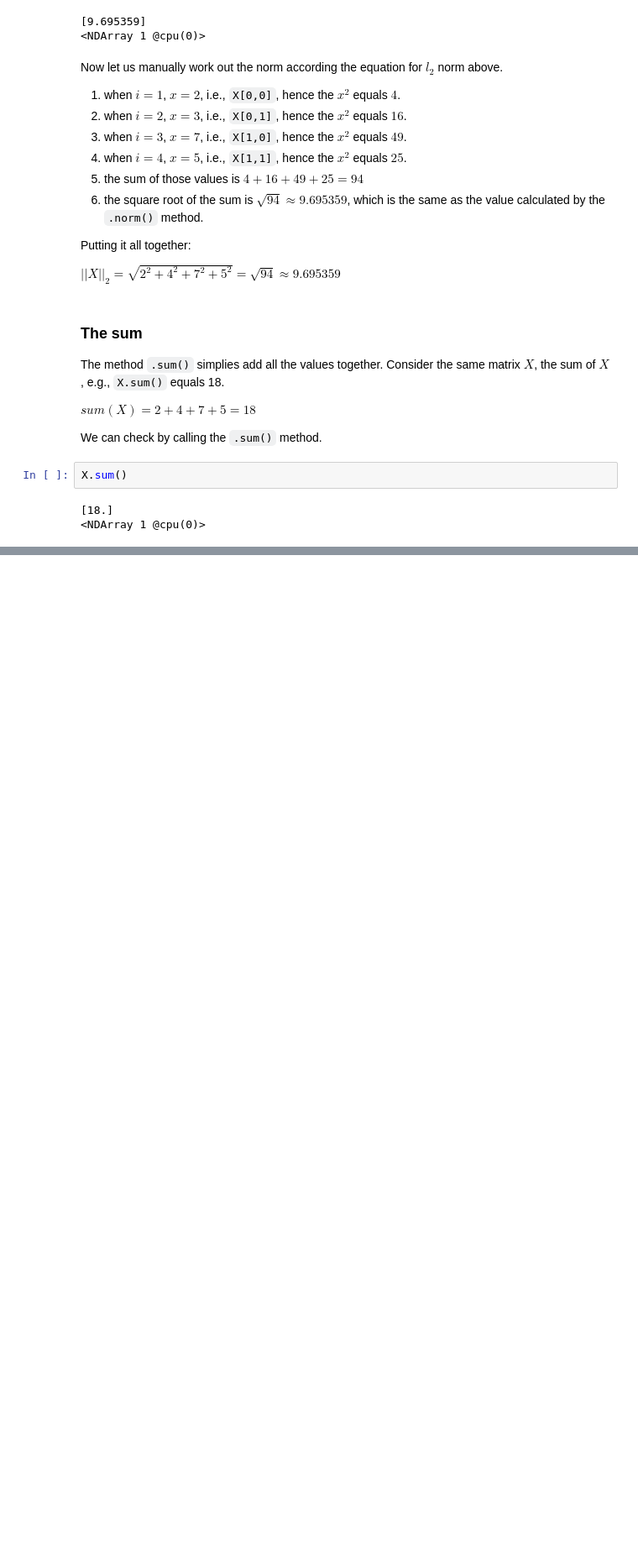
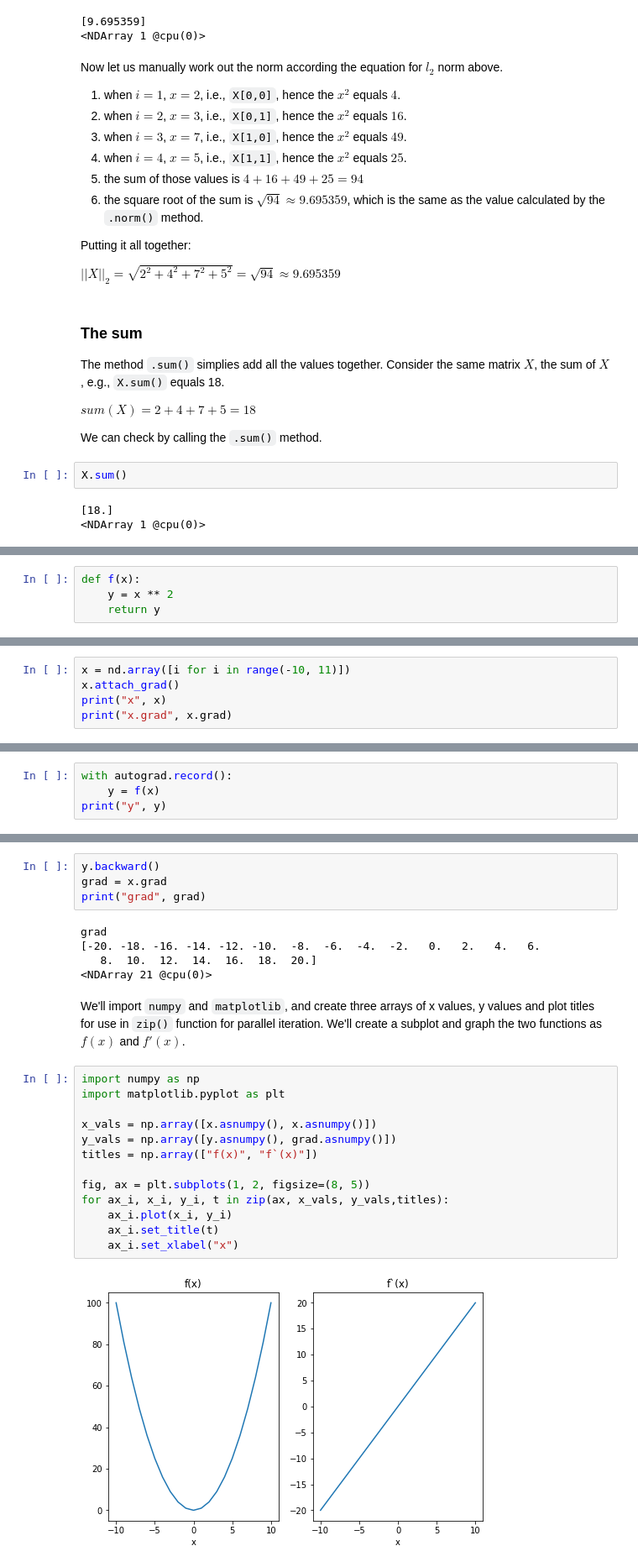
Before and after one commit to bacdam91/mxnet-tutorial, a Jupyter notebook: Automatic_differentiation_with_autograd.ipynb, the cells around one changed output, grey strips where cells are left out. Shown at 84% size. Drawn from its saved outputs; the diff is of its cells as text; blank space fills up the shorter version.

Commit message:
Added a autograd and matplotlib tutorial

````diff
--- a/Automatic_differentiation_with_autograd.ipynb
+++ b/Automatic_differentiation_with_autograd.ipynb
@@ -225,0 +242,4 @@ X.sum()
+# %%
+def f(x):
+    y = x ** 2
+    return y
@@ -225,0 +248,5 @@ X.sum()
+# %%
+x = nd.array([i for i in range(-10, 11)])
+x.attach_grad()
+print("x", x)
+print("x.grad", x.grad)
@@ -225,0 +263,4 @@ X.sum()
+# %%
+with autograd.record():
+    y = f(x)
+print("y", y)
@@ -225,0 +276,26 @@ X.sum()
+# %%
+y.backward()
+grad = x.grad
+print("grad", grad)
+# %% [output]
+grad
+[-20. -18. -16. -14. -12. -10.  -8.  -6.  -4.  -2.   0.   2.   4.   6.
+   8.  10.  12.  14.  16.  18.  20.]
+<NDArray 21 @cpu(0)>
+# %% [markdown]
+We'll import ```numpy``` and ```matplotlib```, and create three arrays of x values, y values and plot titles for use in ```zip()``` function for parallel iteration. We'll create a subplot and graph the two functions as $f(x)$ and $f'(x)$.
+# %%
+import numpy as np
+import matplotlib.pyplot as plt
+
+x_vals = np.array([x.asnumpy(), x.asnumpy()])
+y_vals = np.array([y.asnumpy(), grad.asnumpy()])
+titles = np.array(["f(x)", "f`(x)"])
+
+fig, ax = plt.subplots(1, 2, figsize=(8, 5))
+for ax_i, x_i, y_i, t in zip(ax, x_vals, y_vals,titles):
+    ax_i.plot(x_i, y_i)
+    ax_i.set_title(t)
+    ax_i.set_xlabel("x")
+# %% [output]
+[figure, added]
````
Also changed, not shown: parts of 10 cells of this notebook.
